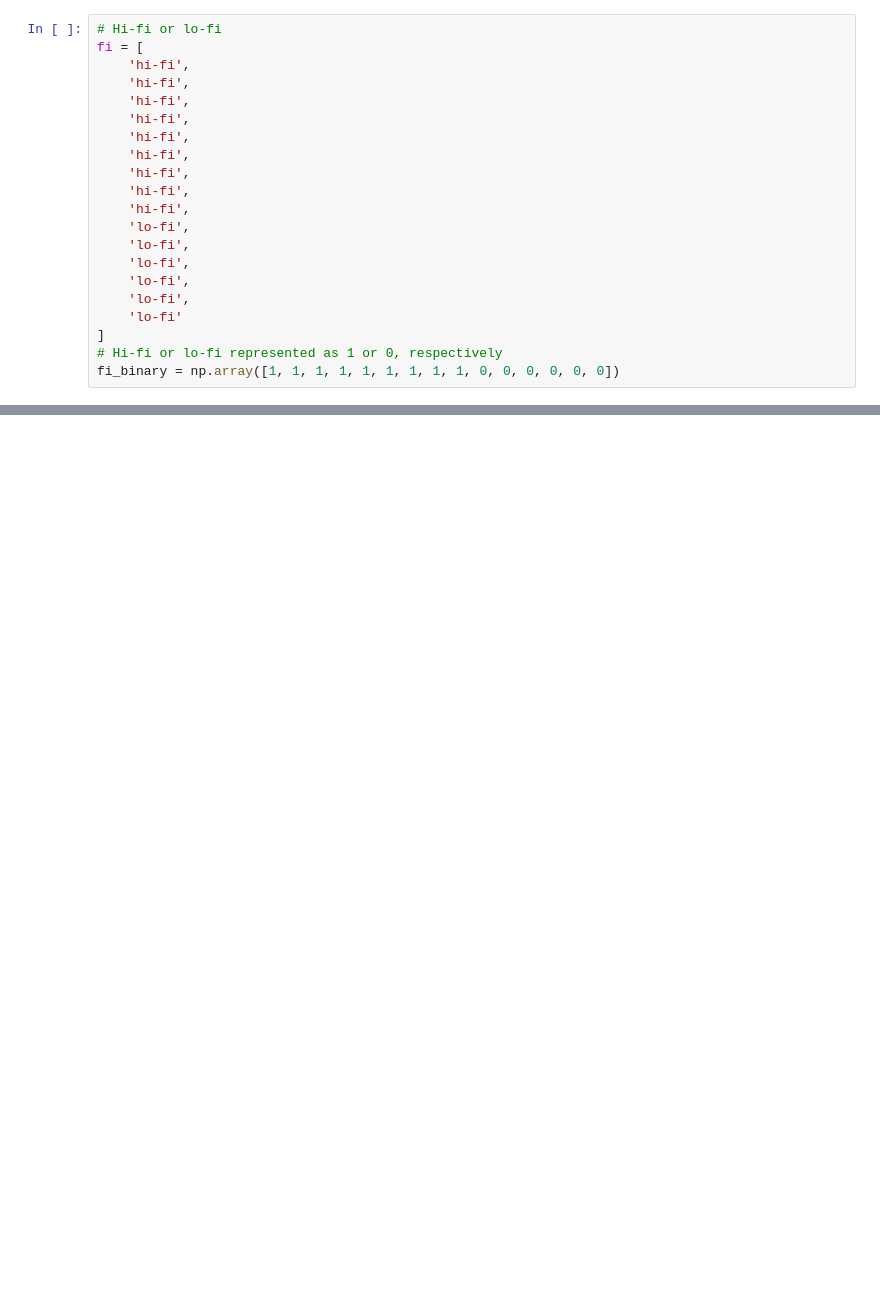
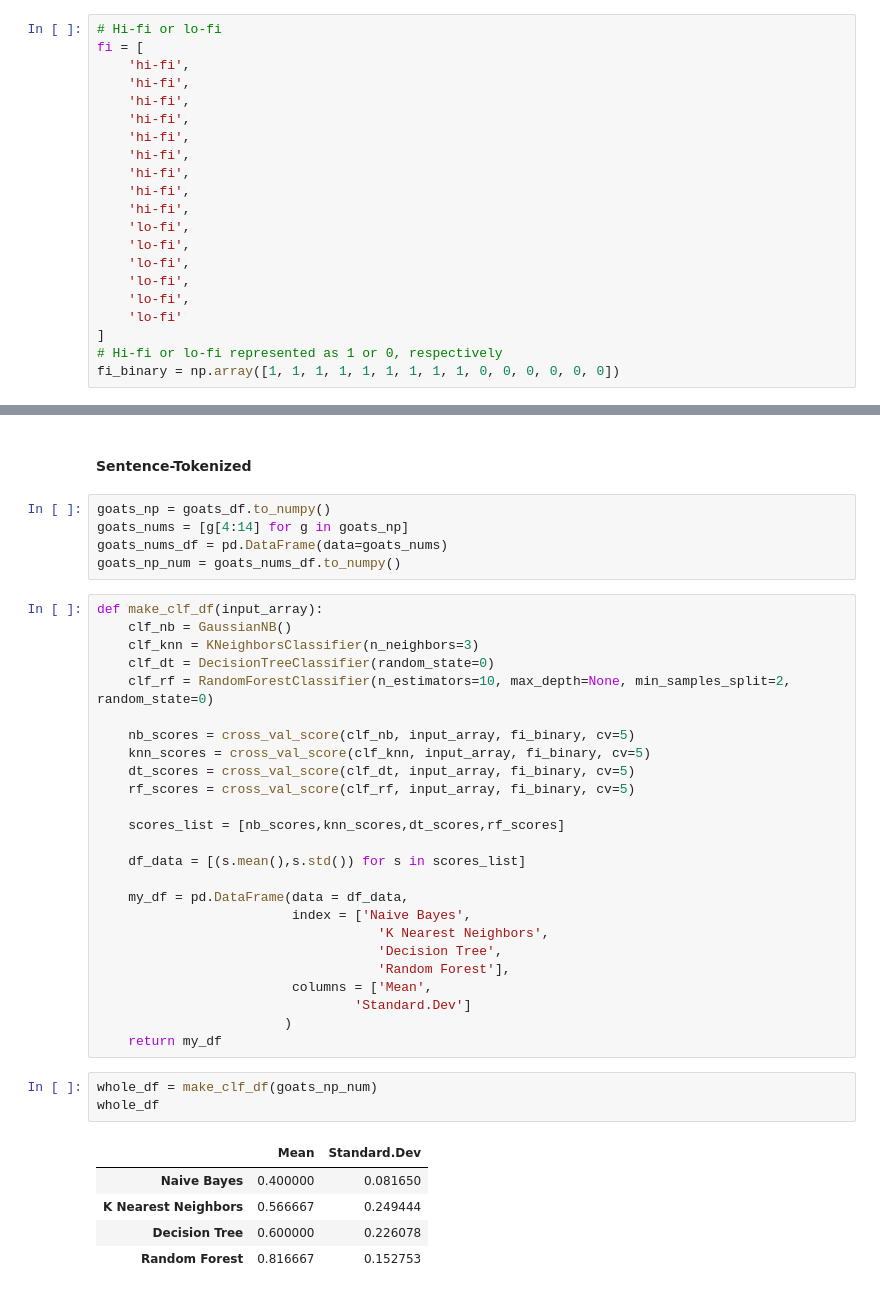
Before and after one commit to ehighland/goats_stats, a Jupyter notebook: goats.ipynb, the cells around one changed output, grey strips where cells are left out. Drawn from its saved outputs; the diff is of its cells as text; blank space fills up the shorter version.

```diff
--- a/goats.ipynb
+++ b/goats.ipynb
@@ -792,0 +334,41 @@ estimators[1].fit_r
+# %% [markdown]
+#### Sentence-Tokenized
+# %%
+goats_np = goats_df.to_numpy()
+goats_nums = [g[4:14] for g in goats_np]
+goats_nums_df = pd.DataFrame(data=goats_nums)
+goats_np_num = goats_nums_df.to_numpy()
+# %%
+def make_clf_df(input_array):
+    clf_nb = GaussianNB()
+    clf_knn = KNeighborsClassifier(n_neighbors=3)
+    clf_dt = DecisionTreeClassifier(random_state=0)
+    clf_rf = RandomForestClassifier(n_estimators=10, max_depth=None, min_samples_split=2, random_state=0)
+
+    nb_scores = cross_val_score(clf_nb, input_array, fi_binary, cv=5)
+    knn_scores = cross_val_score(clf_knn, input_array, fi_binary, cv=5)
+    dt_scores = cross_val_score(clf_dt, input_array, fi_binary, cv=5)
+    rf_scores = cross_val_score(clf_rf, input_array, fi_binary, cv=5)
+
+    scores_list = [nb_scores,knn_scores,dt_scores,rf_scores]
+
+    df_data = [(s.mean(),s.std()) for s in scores_list]
+
+    my_df = pd.DataFrame(data = df_data,
+                         index = ['Naive Bayes',
+                                    'K Nearest Neighbors',
+                                    'Decision Tree',
+                                    'Random Forest'],
+                         columns = ['Mean',
+                                 'Standard.Dev']
+                        )
+    return my_df
+# %%
+whole_df = make_clf_df(goats_np_num)
+whole_df
+# %% [output]
+|  | Mean | Standard.Dev |
+| Naive Bayes | 0.400000 | 0.081650 |
+| K Nearest Neighbors | 0.566667 | 0.249444 |
+| Decision Tree | 0.600000 | 0.226078 |
+| Random Forest | 0.816667 | 0.152753 |
```
Also changed, not shown: parts of 118 cells of this notebook.
